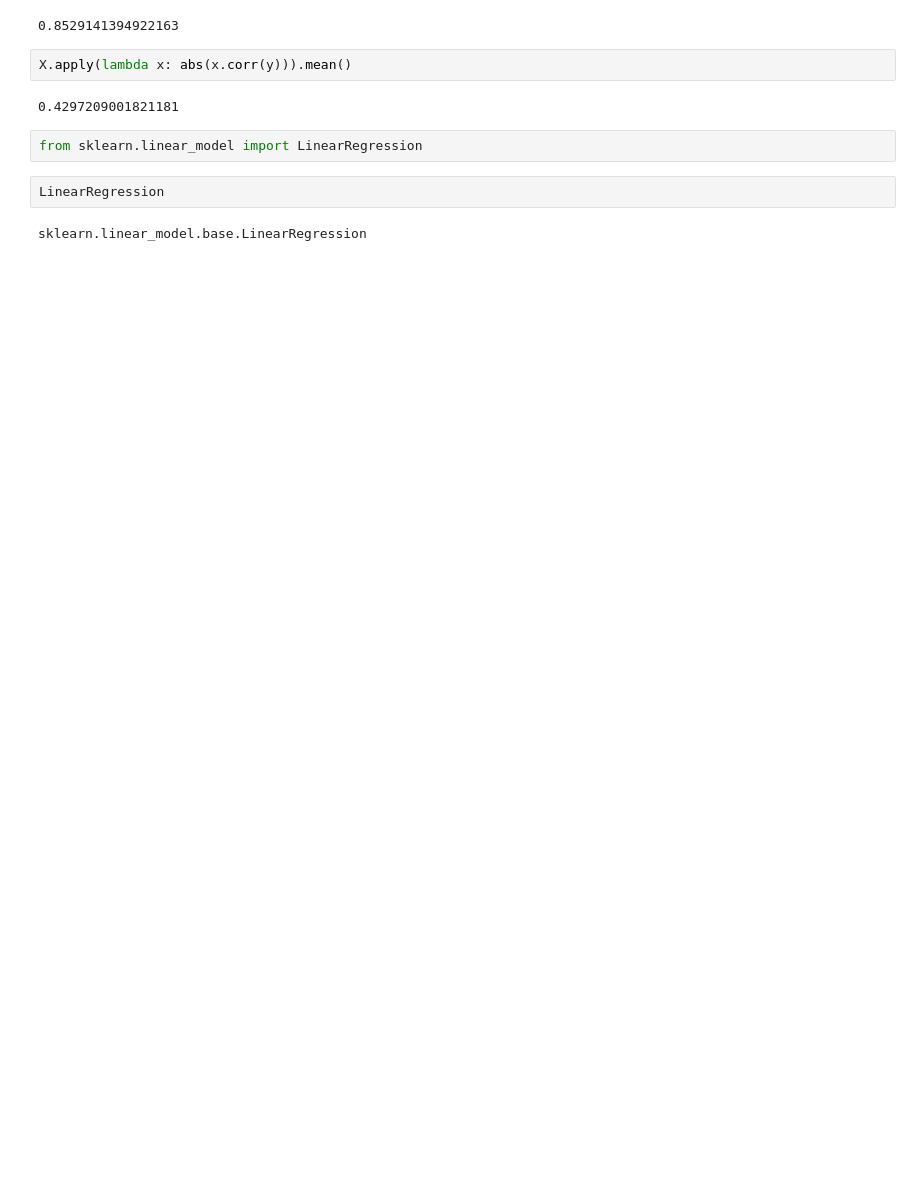
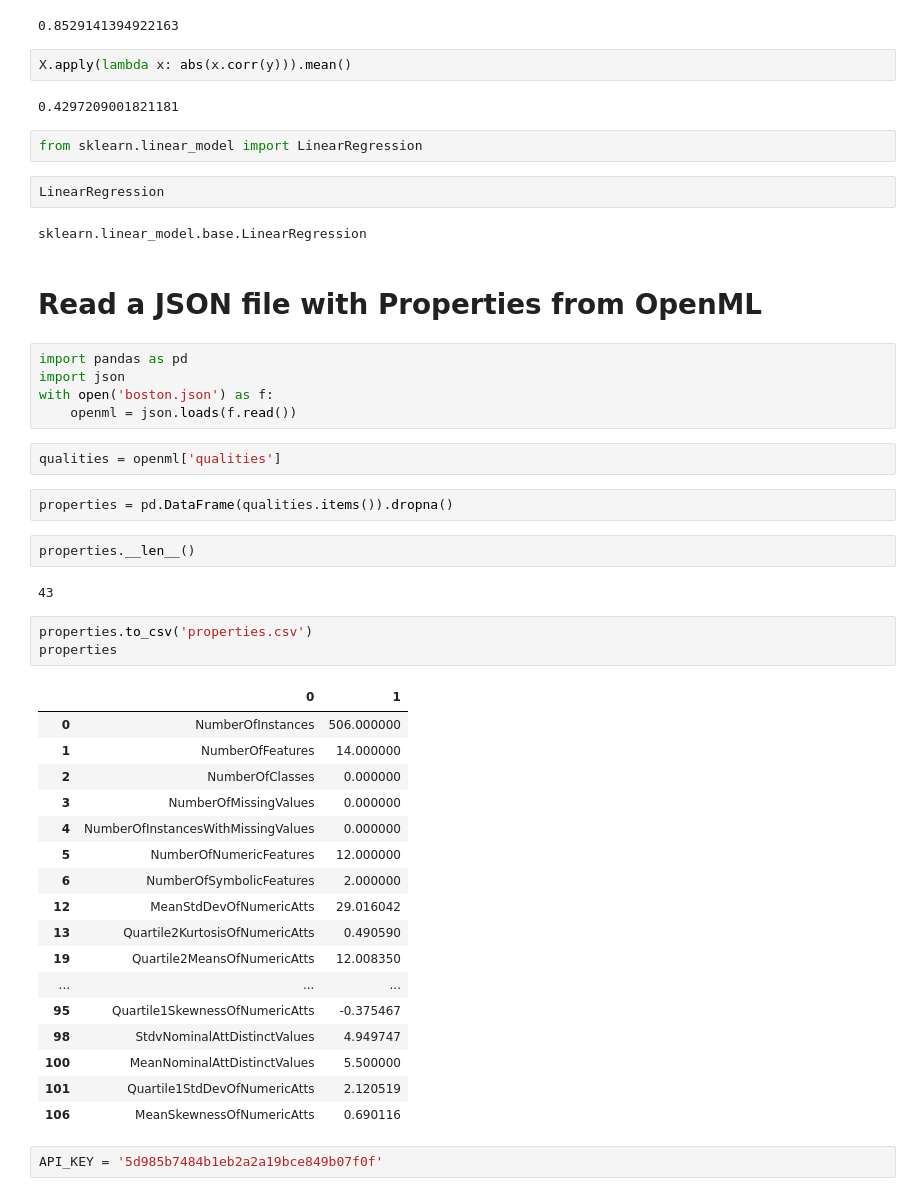
Before and after one commit to romulomadu-zz/pymeta, a Jupyter notebook: notebooks/test_notebook.ipynb, the cells around one changed output. Cells and saved outputs as stored; diff of their text form; blank space fills up the shorter version.

```diff
--- a/notebooks/test_notebook.ipynb
+++ b/notebooks/test_notebook.ipynb
@@ -58,3 +79,41 @@ from sklearn.linear_model import LinearRegression
 LinearRegression
 # %% [output]
 sklearn.linear_model.base.LinearRegression
+# %% [markdown]
+# Read a JSON file with Properties from OpenML
+# %%
+import pandas as pd
+import json
+with open('boston.json') as f:
+    openml = json.loads(f.read())
+# %%
+qualities = openml['qualities']
+# %%
+properties = pd.DataFrame(qualities.items()).dropna()
+# %%
+properties.__len__()
+# %% [output]
+43
+# %%
+properties.to_csv('properties.csv')
+properties
+# %% [output]
+|  | 0 | 1 |
+| 0 | NumberOfInstances | 506.000000 |
+| 1 | NumberOfFeatures | 14.000000 |
+| 2 | NumberOfClasses | 0.000000 |
+| 3 | NumberOfMissingValues | 0.000000 |
+| 4 | NumberOfInstancesWithMissingValues | 0.000000 |
+| 5 | NumberOfNumericFeatures | 12.000000 |
+| 6 | NumberOfSymbolicFeatures | 2.000000 |
+| 12 | MeanStdDevOfNumericAtts | 29.016042 |
+| 13 | Quartile2KurtosisOfNumericAtts | 0.490590 |
+| 19 | Quartile2MeansOfNumericAtts | 12.008350 |
+| ... | ... | ... |
+| 95 | Quartile1SkewnessOfNumericAtts | -0.375467 |
+| 98 | StdvNominalAttDistinctValues | 4.949747 |
+| 100 | MeanNominalAttDistinctValues | 5.500000 |
+| 101 | Quartile1StdDevOfNumericAtts | 2.120519 |
+| 106 | MeanSkewnessOfNumericAtts | 0.690116 |
+# %%
+API_KEY = '5d985b7484b1eb2a2a19bce849b07f0f'
```
Also changed, not shown: parts of 25 cells of this notebook, 15 other files.
